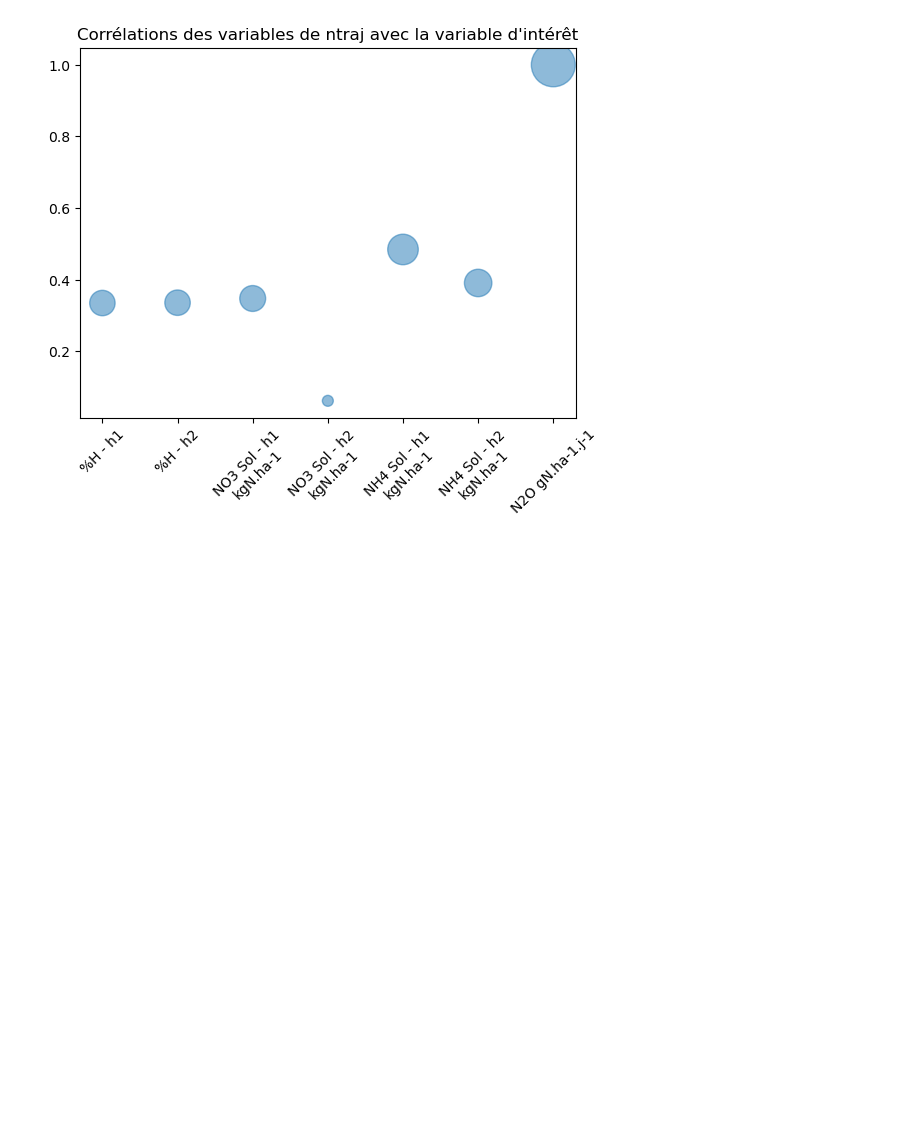
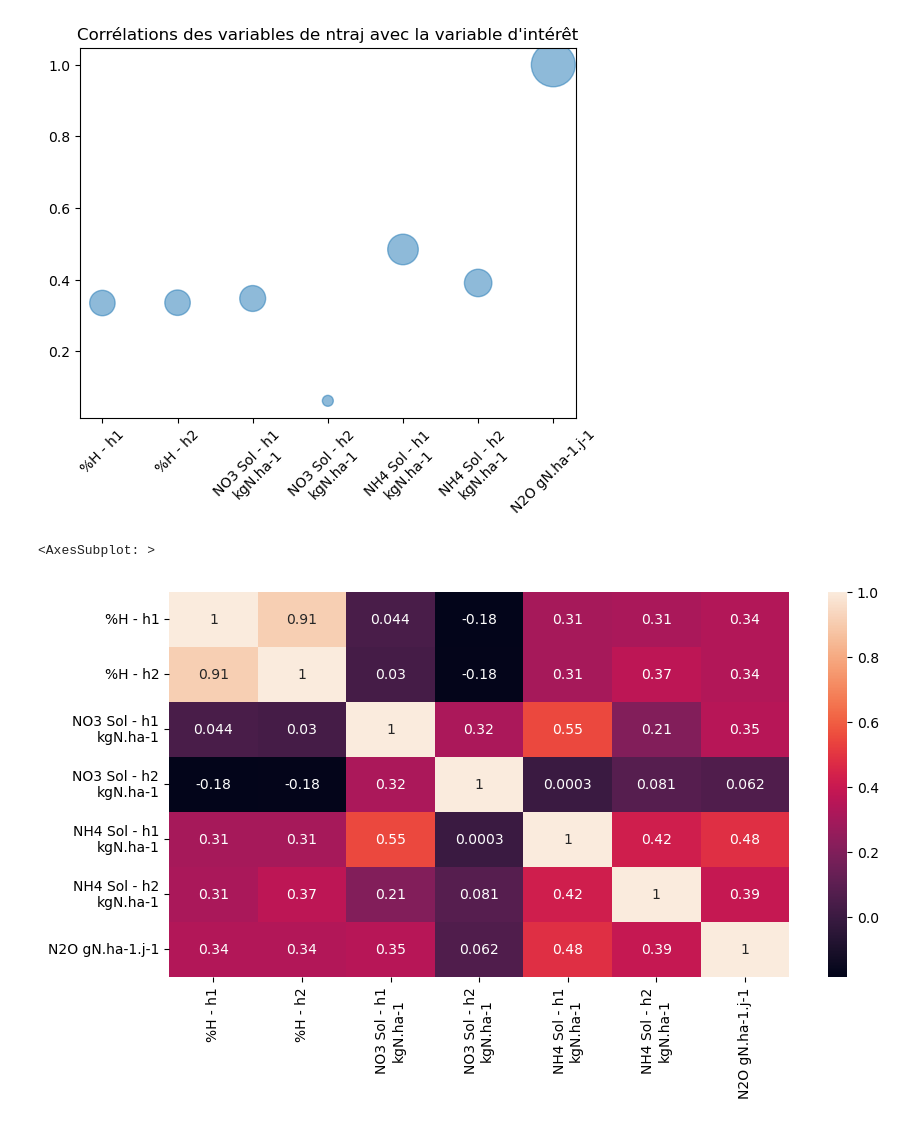
Before and after one commit to drylse/fil_rouge, a Jupyter notebook: codes_pretraitement/pretraitement.ipynb, the cells around one changed output. Saved outputs shown, nothing was run; the diff lists cells and outputs as text; code cells hidden in the pictures; blank space fills up the shorter version.

Commit message:
ajout heatmap

```diff
--- a/codes_pretraitement/pretraitement.ipynb
+++ b/codes_pretraitement/pretraitement.ipynb
@@ -1296,3 +1296,9 @@ plt.xticks(rotation=45)
 plt.show()
 # %% [output]
 [figure]
+# %%
+plt.figure(figsize=(10,5))
+sns.heatmap(correlations_ntraj, annot=True)
+# %% [output]
+<AxesSubplot: >
+[figure, added]
```
